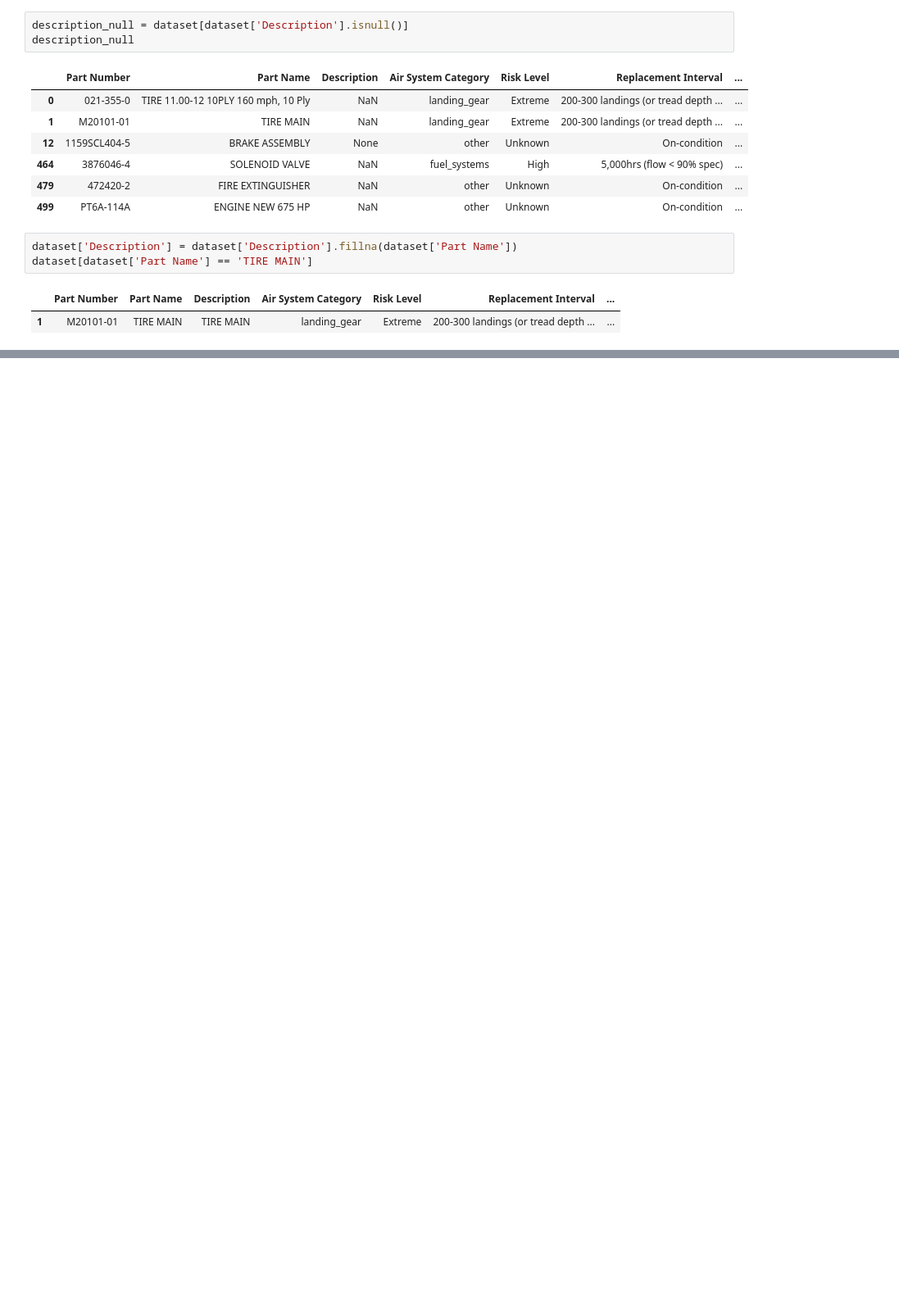
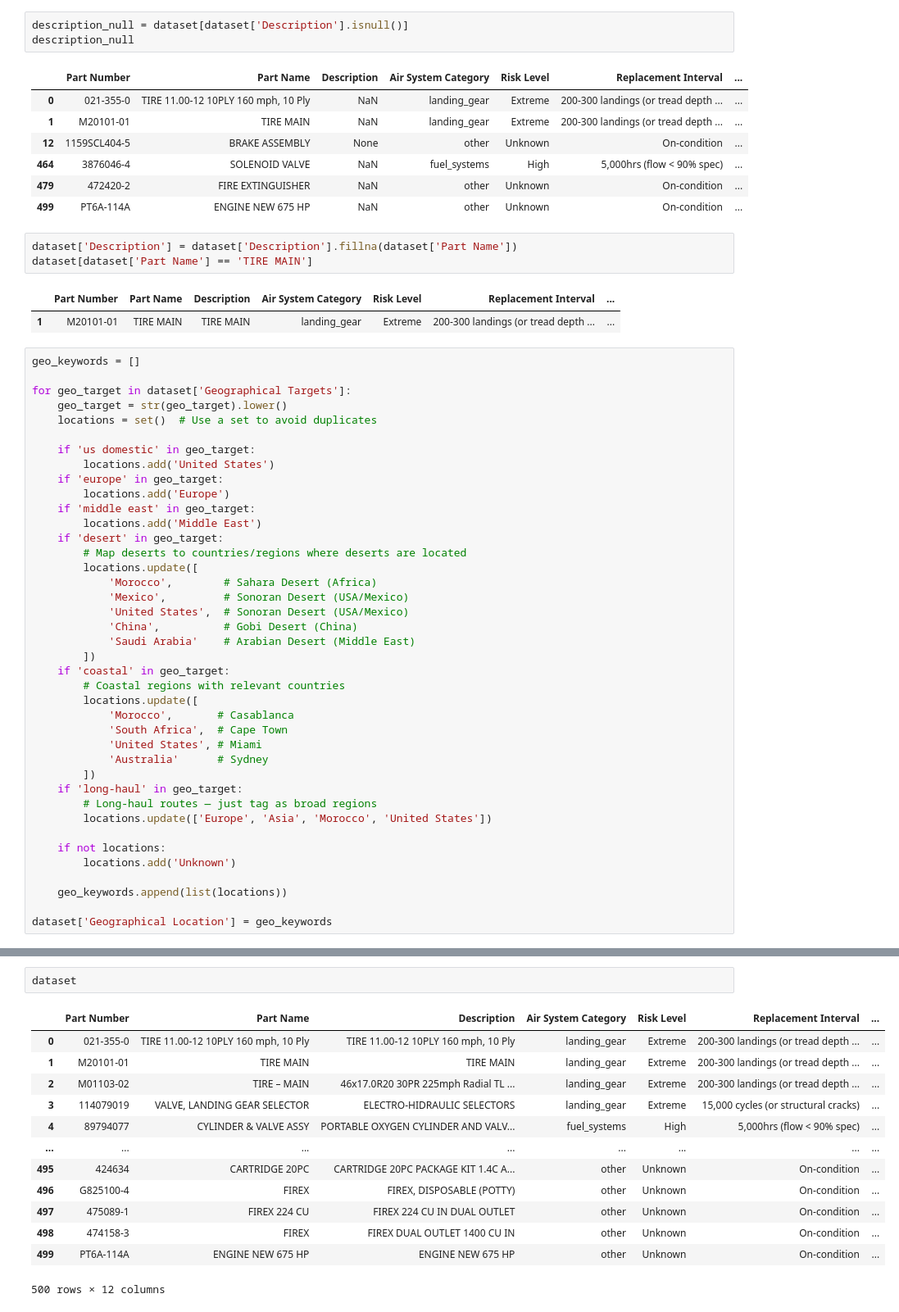
Before and after one commit to thedevreda/JadAerospace, a Jupyter notebook: Script1 - Data Manipulation.ipynb, the cells around one changed output, grey strips where cells are left out. Shown: that part at 82% size. Cells and saved outputs as stored; diff of their text form; blank space fills up the shorter version.

```diff
--- a/Script1 - Data Manipulation.ipynb
+++ b/Script1 - Data Manipulation.ipynb
@@ -235,3 +234,43 @@ dataset[dataset['Part Name'] == 'TIRE MAIN']
 # %% [output]
 |  | Part Number | Part Name | Description | Air System Category | Risk Level | Replacement Interval | ... |
 | 1 | M20101-01 | TIRE MAIN | TIRE MAIN | landing_gear | Extreme | 200-300 landings (or tread depth ... | ... |
+# %%
+geo_keywords = []
+
+for geo_target in dataset['Geographical Targets']:
+    geo_target = str(geo_target).lower()
+    locations = set()  # Use a set to avoid duplicates
+
+    if 'us domestic' in geo_target:
+        locations.add('United States')
+    if 'europe' in geo_target:
+        locations.add('Europe')
+    if 'middle east' in geo_target:
+        locations.add('Middle East')
+    if 'desert' in geo_target:
+        # Map deserts to countries/regions where deserts are located
+        locations.update([
+            'Morocco',        # Sahara Desert (Africa)
+            'Mexico',         # Sonoran Desert (USA/Mexico)
+            'United States',  # Sonoran Desert (USA/Mexico)
+            'China',          # Gobi Desert (China)
+            'Saudi Arabia'    # Arabian Desert (Middle East)
+        ])
+    if 'coastal' in geo_target:
+        # Coastal regions with relevant countries
+        locations.update([
+            'Morocco',       # Casablanca
+            'South Africa',  # Cape Town
+            'United States', # Miami
+            'Australia'      # Sydney
+        ])
+    if 'long-haul' in geo_target:
+        # Long-haul routes — just tag as broad regions
+        locations.update(['Europe', 'Asia', 'Morocco', 'United States'])
+
+    if not locations:
+        locations.add('Unknown')
+
+    geo_keywords.append(list(locations))
+
+dataset['Geographical Location'] = geo_keywords
@@ -237,0 +333,16 @@ dataset[dataset['Part Name'] == 'TIRE MAIN']
+# %%
+dataset
+# %% [output]
+|  | Part Number | Part Name | Description | Air System Category | Risk Level | Replacement Interval | ... |
+| 0 | 021-355-0 | TIRE 11.00-12 10PLY 160 mph, 10 Ply | TIRE 11.00-12 10PLY 160 mph, 10 Ply | landing_gear | Extreme | 200-300 landings (or tread depth ... | ... |
+| 1 | M20101-01 | TIRE MAIN | TIRE MAIN | landing_gear | Extreme | 200-300 landings (or tread depth ... | ... |
+| 2 | M01103-02 | TIRE – MAIN | 46x17.0R20 30PR 225mph Radial TL ... | landing_gear | Extreme | 200-300 landings (or tread depth ... | ... |
+| 3 | 114079019 | VALVE, LANDING GEAR SELECTOR | ELECTRO-HIDRAULIC SELECTORS | landing_gear | Extreme | 15,000 cycles (or structural cracks) | ... |
+| 4 | 89794077 | CYLINDER & VALVE ASSY | PORTABLE OXYGEN CYLINDER AND VALV... | fuel_systems | High | 5,000hrs (flow < 90% spec) | ... |
+| ... | ... | ... | ... | ... | ... | ... | ... |
+| 495 | 424634 | CARTRIDGE 20PC | CARTRIDGE 20PC PACKAGE KIT 1.4C A... | other | Unknown | On-condition | ... |
+| 496 | G825100-4 | FIREX | FIREX, DISPOSABLE (POTTY) | other | Unknown | On-condition | ... |
+| 497 | 475089-1 | FIREX 224 CU | FIREX 224 CU IN DUAL OUTLET | other | Unknown | On-condition | ... |
+| 498 | 474158-3 | FIREX | FIREX DUAL OUTLET 1400 CU IN | other | Unknown | On-condition | ... |
+| 499 | PT6A-114A | ENGINE NEW 675 HP | ENGINE NEW 675 HP | other | Unknown | On-condition | ... |
+500 rows × 12 columns
```
Also changed, not shown: parts of 15 cells of this notebook, 4 other files.
